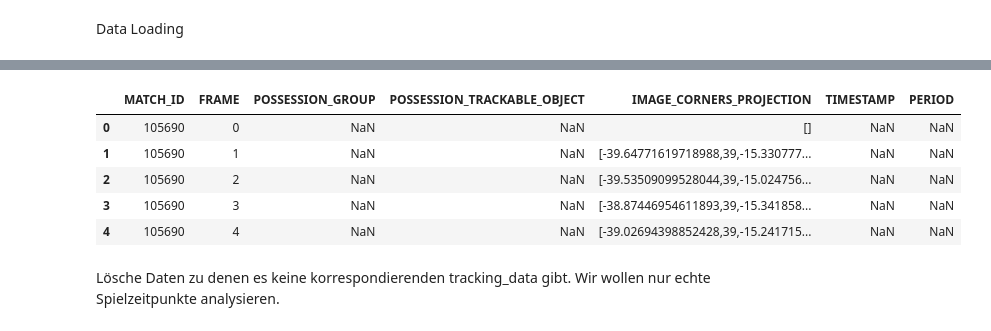
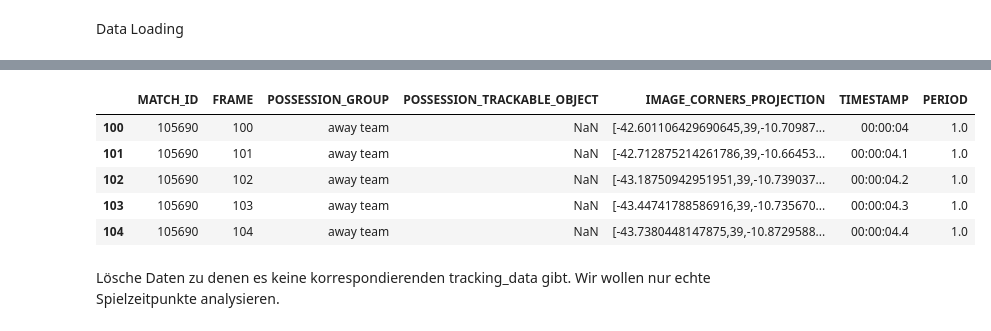
Before and after one commit to FelixFritz02/Eintracht-Data-Project, a Jupyter notebook: data_exploration.ipynb, the cells around one changed output, grey strips where cells are left out. Cells and saved outputs as stored; diff of their text form; code cells hidden in the pictures.

```diff
--- a/data_exploration.ipynb
+++ b/data_exploration.ipynb
@@ -19,12 +30,12 @@ tracking_data.head()
 # %%
-tracking.head()
+tracking[tracking['FRAME'] >= 100].head()
 # %% [output]
 |  | MATCH_ID | FRAME | POSSESSION_GROUP | POSSESSION_TRACKABLE_OBJECT | IMAGE_CORNERS_PROJECTION | TIMESTAMP | PERIOD |
-| 0 | 105690 | 0 | NaN | NaN | [] | NaN | NaN |
-| 1 | 105690 | 1 | NaN | NaN | [-39.64771619718988,39,-15.330777... | NaN | NaN |
-| 2 | 105690 | 2 | NaN | NaN | [-39.53509099528044,39,-15.024756... | NaN | NaN |
-| 3 | 105690 | 3 | NaN | NaN | [-38.87446954611893,39,-15.341858... | NaN | NaN |
-| 4 | 105690 | 4 | NaN | NaN | [-39.02694398852428,39,-15.241715... | NaN | NaN |
+| 100 | 105690 | 100 | away team | NaN | [-42.601106429690645,39,-10.70987... | 00:00:04 | 1.0 |
+| 101 | 105690 | 101 | away team | NaN | [-42.712875214261786,39,-10.66453... | 00:00:04.1 | 1.0 |
+| 102 | 105690 | 102 | away team | NaN | [-43.18750942951951,39,-10.739037... | 00:00:04.2 | 1.0 |
+| 103 | 105690 | 103 | away team | NaN | [-43.44741788586916,39,-10.735670... | 00:00:04.3 | 1.0 |
+| 104 | 105690 | 104 | away team | NaN | [-43.7380448147875,39,-10.8729588... | 00:00:04.4 | 1.0 |
 # %% [markdown]
 Lösche Daten zu denen es keine korrespondierenden tracking_data gibt. Wir wollen nur echte Spielzeitpunkte analysieren.
 # %%
```
Also changed, not shown: parts of 14 cells of this notebook, 15 other files.
